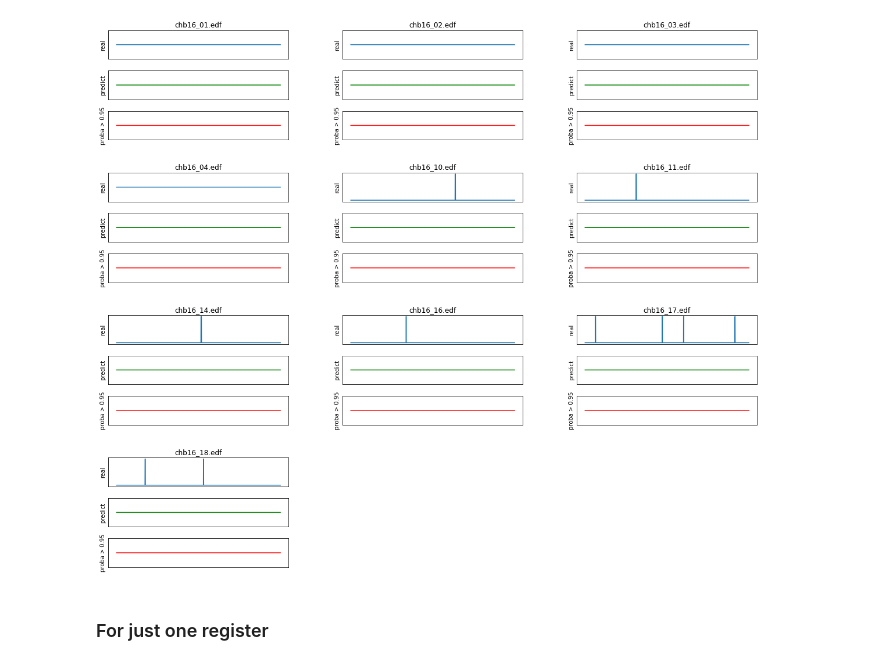
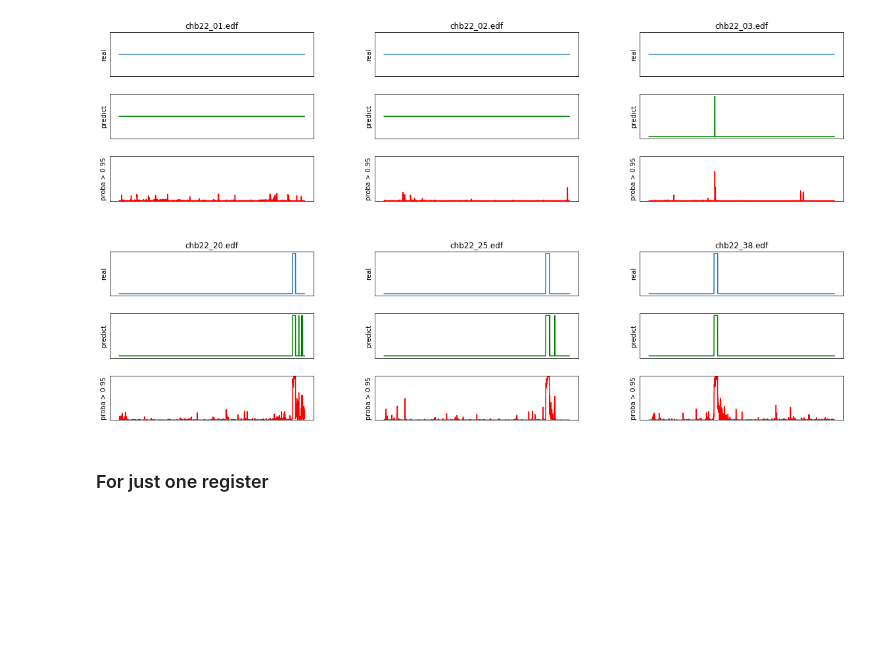
Before and after one commit to MarioRefoyo/IoT-Edge-seizure-detection, a Jupyter notebook: MLModels/detection_realtest.ipynb, the cells around one changed output. Saved outputs shown, nothing was run; the diff lists cells and outputs as text; code cells hidden in the pictures; blank space fills up the shorter version.

Commit message:
predict proba between 0 and 1

```diff
--- a/MLModels/detection_realtest.ipynb
+++ b/MLModels/detection_realtest.ipynb
@@ -271,7 +271,7 @@ def get_expression(channels):
         expression +='(df[\'channel\'] == \'' + channel + '\')|'
     return expression[:-1] + ']'
 # %%
-patient = 'chb16'
+patient = 'chb22'
 decimationCoeff = 2
 timeW = 4
 nchannels = 1
@@ -369,37 +365,38 @@ for key, value in registers.items():
         os.chdir(basedir)
         model = pickle.load(open(basedir + '\\results_detection\\rnf_{}.sav'.format(patient), 'rb'))
         result_seizureW = model.predict(x)
-        result_seizureW_proba = model.predict_proba(x)[:,1]>threshold
+        result_seizureW_proba = model.predict_proba(x)[:,1]
 
         #Plot inner grids
         inner = gridspec.GridSpecFromSubplotSpec(3, 1, subplot_spec=outer[i], wspace=0.4, hspace=0.4)
         ax = plt.Subplot(fig, inner[0])
         ax.plot(y)
         ax.set_ylabel('real')
         ax.set_xticks([])
         ax.set_yticks([])
         ax.set_title(value.name)
         fig.add_subplot(ax)
 
         ax = plt.Subplot(fig, inner[1])
         ax.plot(result_seizureW, 'g')
         ax.set_ylabel('predict')
         ax.set_xticks([])
         ax.set_yticks([])
         fig.add_subplot(ax)
 
         ax = plt.Subplot(fig, inner[2])
         ax.plot(result_seizureW_proba, 'r')
         ax.set_ylabel('proba > {}'.format(threshold))
         ax.set_xticks([])
         ax.set_yticks([])
+        ax.set_ylim(0,1)
         fig.add_subplot(ax)
 
         i += 1
 
 fig.show()
 # %% [output]
-[figure, old version]
+[figure, new version]
 # %% [markdown]
 ### For just one register
 # %%
```
Also changed, not shown: parts of 1 cell of this notebook.
